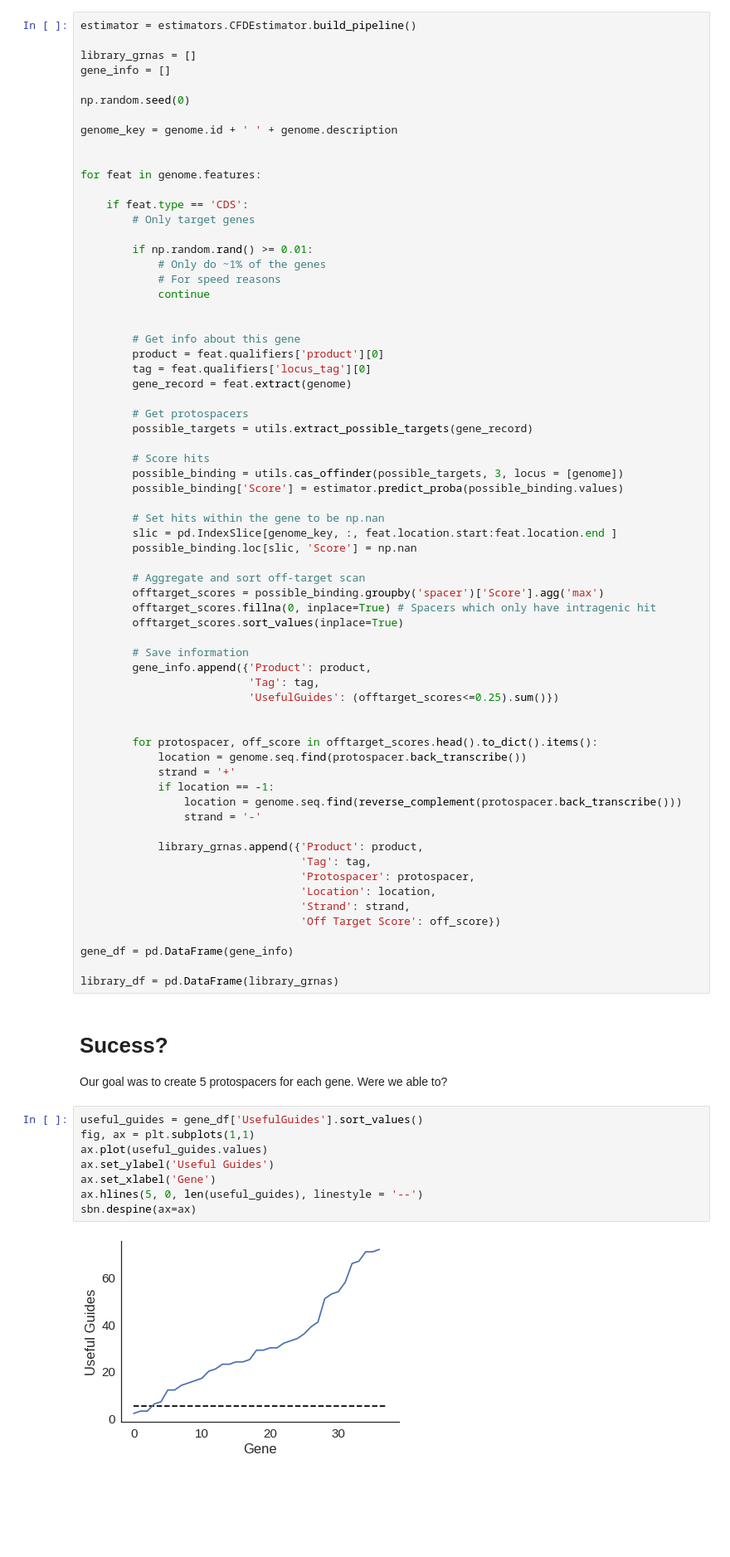
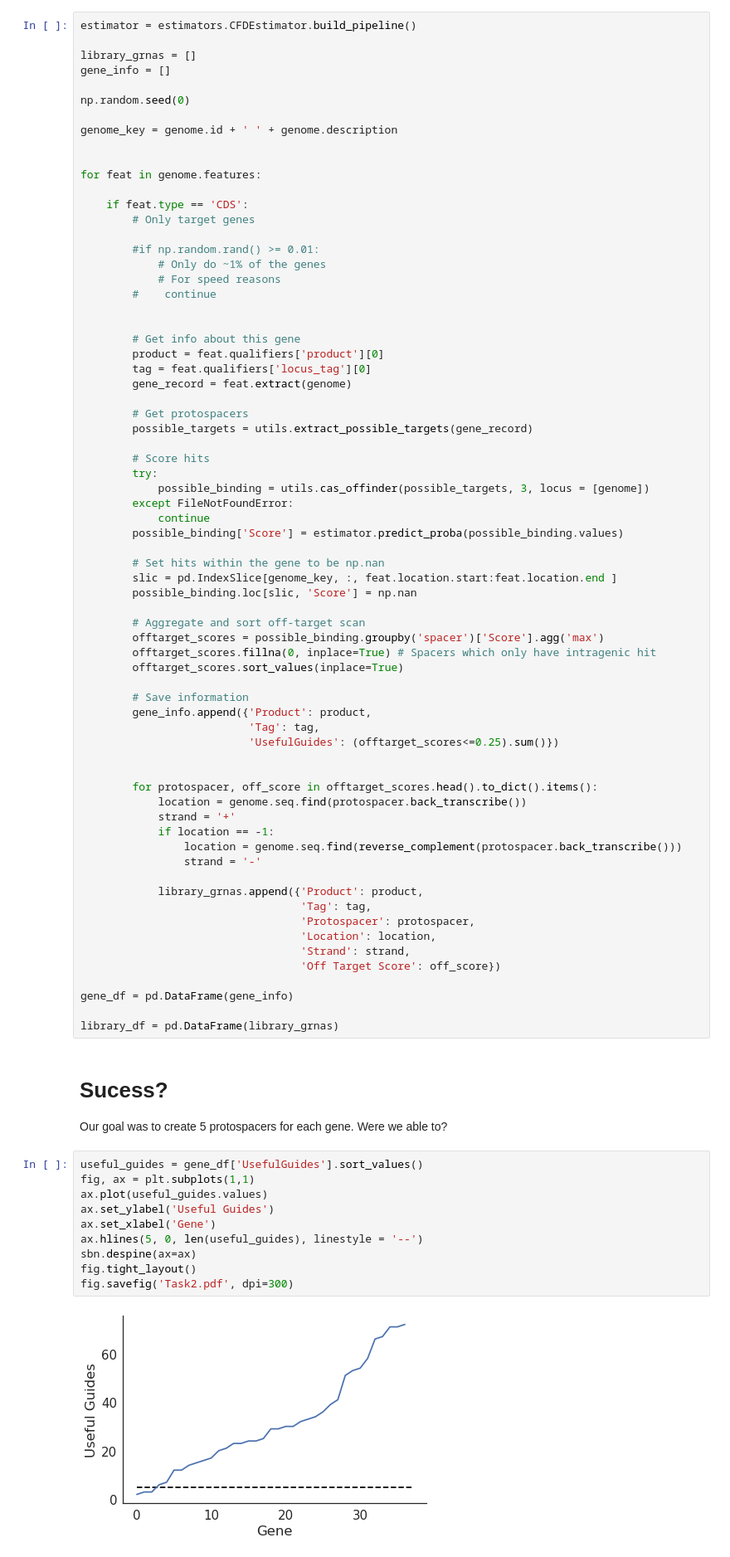
Before and after one commit to DamLabResources/crseek, a Jupyter notebook: paper/task_02.ipynb, the cells around one changed output. Shown at 83% size. Drawn from its saved outputs; the diff is of its cells as text; blank space fills up the shorter version.

```diff
--- a/paper/task_02.ipynb
+++ b/paper/task_02.ipynb
@@ -58,10 +58,10 @@ for feat in genome.features:
     if feat.type == 'CDS':
         # Only target genes
 
-        if np.random.rand() >= 0.01:
+        #if np.random.rand() >= 0.01:
             # Only do ~1% of the genes
             # For speed reasons
-            continue
+        #    continue
 
 
         # Get info about this gene
@@ -73,7 +73,10 @@ for feat in genome.features:
         possible_targets = utils.extract_possible_targets(gene_record)
 
         # Score hits
-        possible_binding = utils.cas_offinder(possible_targets, 3, locus = [genome])
+        try:
+            possible_binding = utils.cas_offinder(possible_targets, 3, locus = [genome])
+        except FileNotFoundError:
+            continue
         possible_binding['Score'] = estimator.predict_proba(possible_binding.values)
 
         # Set hits within the gene to be np.nan
@@ -115,11 +118,13 @@ Our goal was to create 5 protospacers for each gene. Were we able to?
 # %%
 useful_guides = gene_df['UsefulGuides'].sort_values()
 fig, ax = plt.subplots(1,1)
 ax.plot(useful_guides.values)
 ax.set_ylabel('Useful Guides')
 ax.set_xlabel('Gene')
 ax.hlines(5, 0, len(useful_guides), linestyle = '--')
 sbn.despine(ax=ax)
+fig.tight_layout()
+fig.savefig('Task2.pdf', dpi=300)
 # %% [output]
-[figure, old version]
+[figure, new version]
 # %%
```
Also changed, not shown: parts of 1 cell of this notebook, 7 other files.
